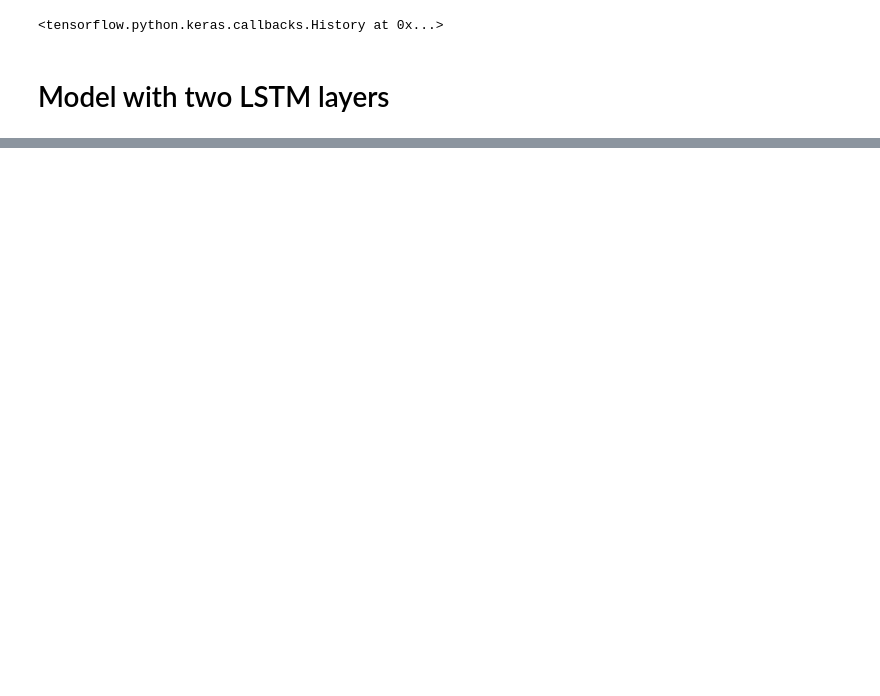
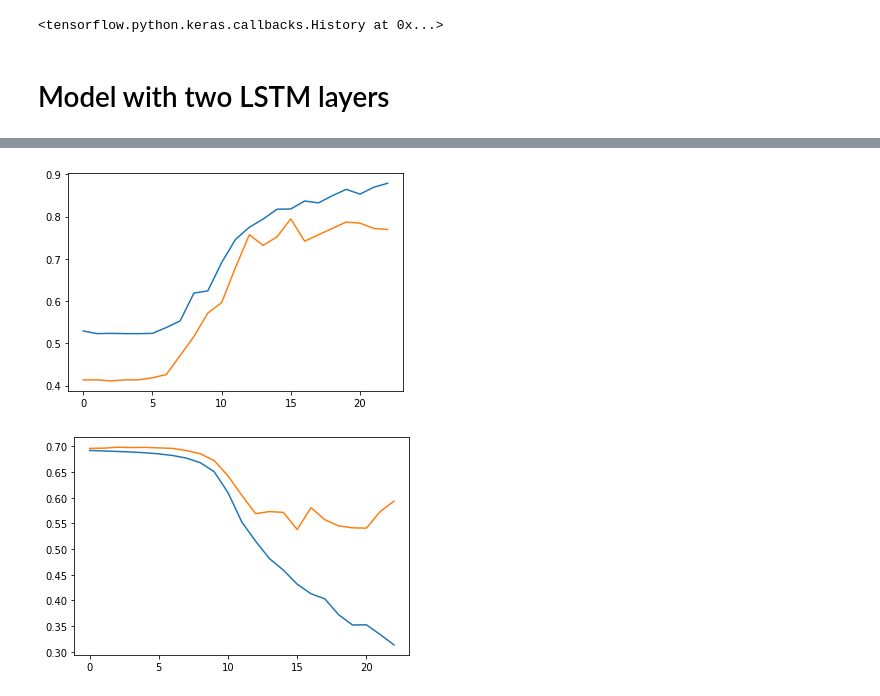
Before and after one commit to venkat2ram/Keras-and-Tensorflow, a Jupyter notebook: uda_L10_NLP_LSTM.ipynb, the cells around one changed output, grey strips where cells are left out. Cells and saved outputs as stored; diff of their text form; code cells hidden in the pictures; blank space fills up the shorter version.

```diff
--- a/uda_L10_NLP_LSTM.ipynb
+++ b/uda_L10_NLP_LSTM.ipynb
@@ -202,0 +300,8 @@ Epoch 15/15
+# %%
+model4=tf.keras.models.Sequential([
+    tf.keras.layers.Embedding(vocab_size,embedding_dim,input_length=sequence_size),
+    tf.keras.layers.Bidirectional(tf.keras.layers.GRU(32)),
+    tf.keras.layers.Dense(1,activation='sigmoid')
+])
+# %%
+model4.compile(optimizer=tf.keras.optimizers.Adam(0.0001),loss='binary_crossentropy',metrics='accuracy')
@@ -202,0 +325,2 @@ Epoch 15/15
+# %%
+history4=model4.fit(padded_train_sentences,train_labels_final,epochs=23,validation_data=(padded_test_sentences,test_labels_final))
@@ -203,3 +345,15 @@ Epoch 15/15
+# %%
+plt.clf()
+plt.plot(history4.epoch,history4.history['accuracy'])
+plt.plot(history4.epoch,history4.history['val_accuracy'])
+plt.show()
+plt.clf()
+plt.plot(history4.epoch,history4.history['loss'])
+plt.plot(history4.epoch,history4.history['val_loss'])
+plt.show()
+# %% [output]
+[figure, added]
+[figure, added]
 # %%
 my_reviews =["lovely", "dreadful", "stay away",
              "everything was hot exactly as I wanted",
```
Also changed, not shown: parts of 19 cells of this notebook.
